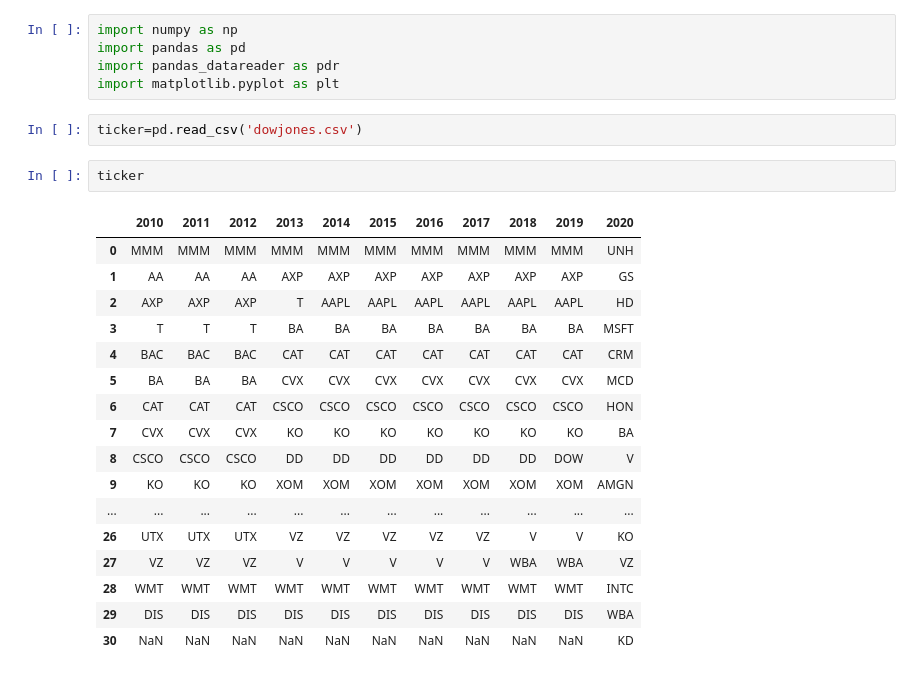
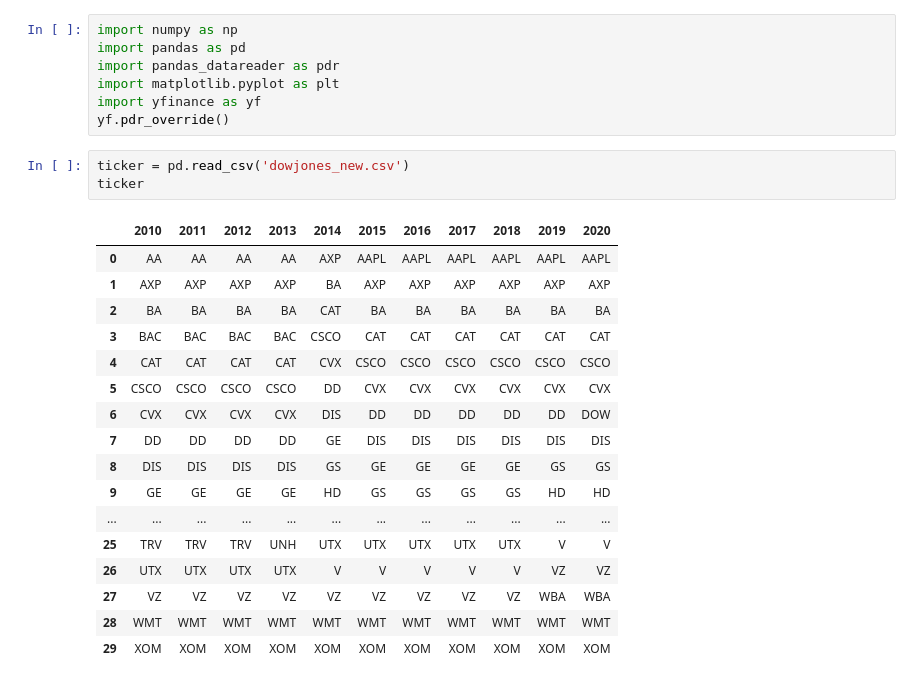
Before and after one commit to hoover91125/Momentum-Trading-Strategy, a Jupyter notebook: Group Project (Iteration Final).ipynb, the cells around one changed output. Drawn from its saved outputs; the diff is of its cells as text.

```diff
--- a/Group Project (Iteration Final).ipynb
+++ b/Group Project (Iteration Final).ipynb
@@ -3,26 +3,27 @@ import numpy as np
 import pandas as pd
 import pandas_datareader as pdr
 import matplotlib.pyplot as plt
+import yfinance as yf
+yf.pdr_override()
 # %%
-ticker=pd.read_csv('dowjones.csv')
+ticker = pd.read_csv('dowjones_new.csv')
+ticker
+# %% [output]
+|  | 2010 | 2011 | 2012 | 2013 | 2014 | 2015 | 2016 | 2017 | 2018 | 2019 | 2020 |
+| 0 | AA | AA | AA | AA | AXP | AAPL | AAPL | AAPL | AAPL | AAPL | AAPL |
+| 1 | AXP | AXP | AXP | AXP | BA | AXP | AXP | AXP | AXP | AXP | AXP |
+| 2 | BA | BA | BA | BA | CAT | BA | BA | BA | BA | BA | BA |
+| 3 | BAC | BAC | BAC | BAC | CSCO | CAT | CAT | CAT | CAT | CAT | CAT |
+| 4 | CAT | CAT | CAT | CAT | CVX | CSCO | CSCO | CSCO | CSCO | CSCO | CSCO |
+| 5 | CSCO | CSCO | CSCO | CSCO | DD | CVX | CVX | CVX | CVX | CVX | CVX |
+| 6 | CVX | CVX | CVX | CVX | DIS | DD | DD | DD | DD | DD | DOW |
+| 7 | DD | DD | DD | DD | GE | DIS | DIS | DIS | DIS | DIS | DIS |
+| 8 | DIS | DIS | DIS | DIS | GS | GE | GE | GE | GE | GS | GS |
+| 9 | GE | GE | GE | GE | HD | GS | GS | GS | GS | HD | HD |
+| ... | ... | ... | ... | ... | ... | ... | ... | ... | ... | ... | ... |
+| 25 | TRV | TRV | TRV | UNH | UTX | UTX | UTX | UTX | UTX | V | V |
+| 26 | UTX | UTX | UTX | UTX | V | V | V | V | V | VZ | VZ |
+| 27 | VZ | VZ | VZ | VZ | VZ | VZ | VZ | VZ | VZ | WBA | WBA |
+| 28 | WMT | WMT | WMT | WMT | WMT | WMT | WMT | WMT | WMT | WMT | WMT |
+| 29 | XOM | XOM | XOM | XOM | XOM | XOM | XOM | XOM | XOM | XOM | XOM |
-# %%
-ticker
-# %% [output]
-|  | 2010 | 2011 | 2012 | 2013 | 2014 | 2015 | 2016 | 2017 | 2018 | 2019 | 2020 |
-| 0 | MMM | MMM | MMM | MMM | MMM | MMM | MMM | MMM | MMM | MMM | UNH |
-| 1 | AA | AA | AA | AXP | AXP | AXP | AXP | AXP | AXP | AXP | GS |
-| 2 | AXP | AXP | AXP | T | AAPL | AAPL | AAPL | AAPL | AAPL | AAPL | HD |
-| 3 | T | T | T | BA | BA | BA | BA | BA | BA | BA | MSFT |
-| 4 | BAC | BAC | BAC | CAT | CAT | CAT | CAT | CAT | CAT | CAT | CRM |
-| 5 | BA | BA | BA | CVX | CVX | CVX | CVX | CVX | CVX | CVX | MCD |
-| 6 | CAT | CAT | CAT | CSCO | CSCO | CSCO | CSCO | CSCO | CSCO | CSCO | HON |
-| 7 | CVX | CVX | CVX | KO | KO | KO | KO | KO | KO | KO | BA |
-| 8 | CSCO | CSCO | CSCO | DD | DD | DD | DD | DD | DD | DOW | V |
-| 9 | KO | KO | KO | XOM | XOM | XOM | XOM | XOM | XOM | XOM | AMGN |
-| ... | ... | ... | ... | ... | ... | ... | ... | ... | ... | ... | ... |
-| 26 | UTX | UTX | UTX | VZ | VZ | VZ | VZ | VZ | V | V | KO |
-| 27 | VZ | VZ | VZ | V | V | V | V | V | WBA | WBA | VZ |
-| 28 | WMT | WMT | WMT | WMT | WMT | WMT | WMT | WMT | WMT | WMT | INTC |
-| 29 | DIS | DIS | DIS | DIS | DIS | DIS | DIS | DIS | DIS | DIS | WBA |
-| 30 | NaN | NaN | NaN | NaN | NaN | NaN | NaN | NaN | NaN | NaN | KD |
 # %%
```
Also changed, not shown: parts of 3 cells of this notebook, 1 other file.
